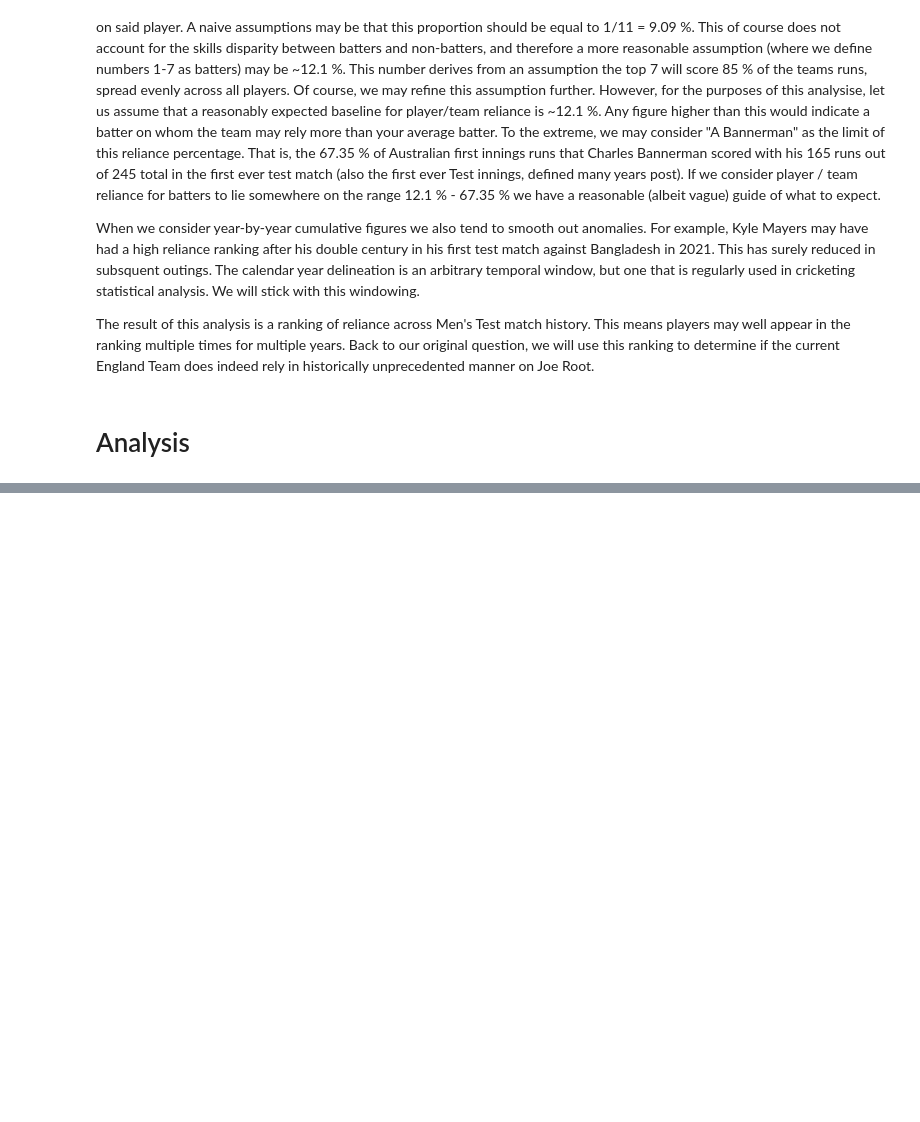
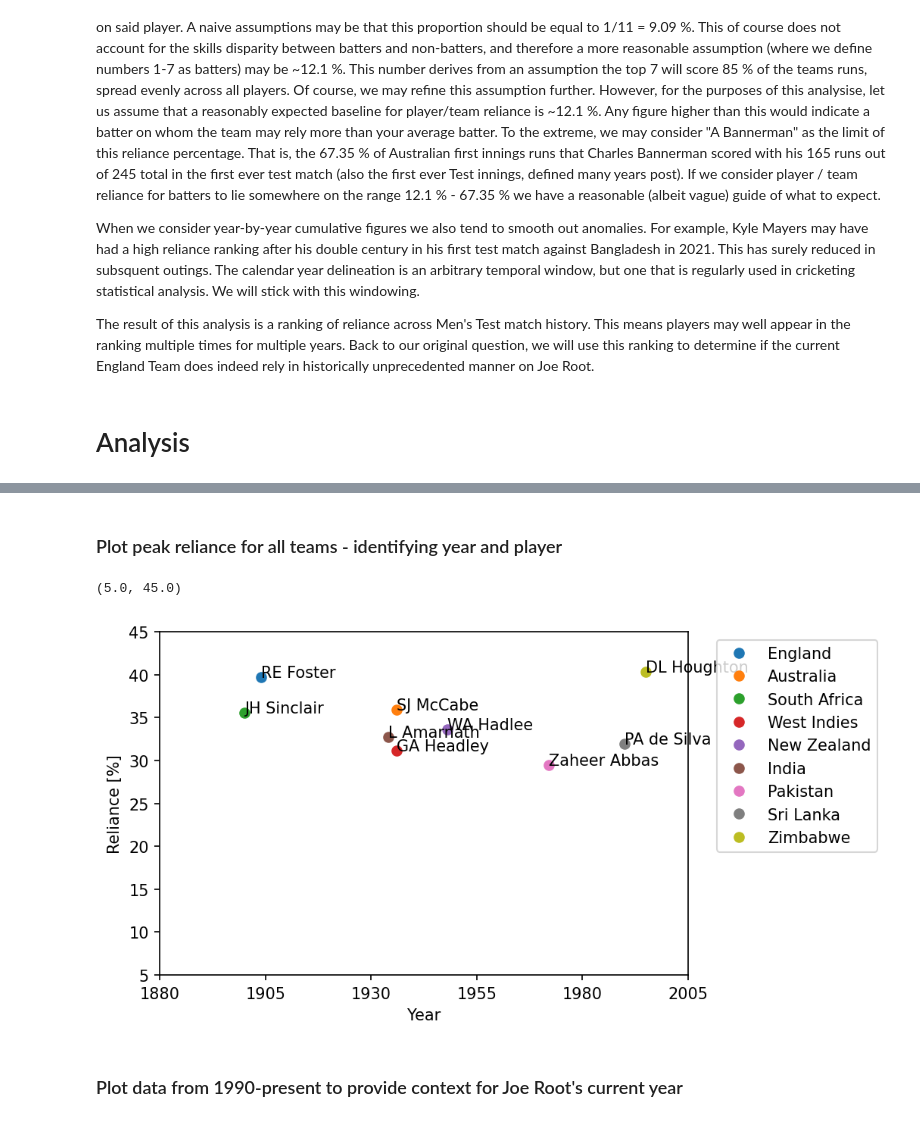
Before and after one commit to jhjorg/Root_Analysis, a Jupyter notebook: Root_analysis.ipynb, the cells around one changed output, grey strips where cells are left out. Drawn from its saved outputs; the diff is of its cells as text; code cells hidden in the pictures; blank space fills up the shorter version.

```diff
--- a/Root_analysis.ipynb
+++ b/Root_analysis.ipynb
@@ -121,0 +152,21 @@ int(df_players["Runs"][0])
+# %% [markdown]
+### Plot peak reliance for all teams  - identifying year and player
+# %%
+# Plot top reliance from each test playing nation
+
+plt.rcParams['figure.dpi'] = 150
+
+for j in range(0,9):
+    plt.plot(df[teams_new[j] + " Reliance"].idxmax(), df[teams_new[j] + " Reliance"].max()*100, 'o')
+    plt.annotate(df[teams_new[j] + " Player"][df[teams_new[j] + " Reliance"].idxmax()], (df[teams_new[j] + " Reliance"].idxmax(), df[teams_new[j] + " Reliance"].max()*100))
+
+plt.ylabel("Reliance [%]")
+plt.xlabel("Year")
+plt.legend(labels = teams_new, bbox_to_anchor=(1.04,1), loc="upper left")
+plt.xticks(ticks = np.arange(2,145, 25), labels=np.arange(1880,2022, 25))
+plt.ylim((5,45))
+# %% [output]
+(5.0, 45.0)
+[figure, added]
+# %% [markdown]
+### Plot data from 1990-present to provide context for Joe Root's current year
```
Also changed, not shown: parts of 8 cells of this notebook, 2 other files.
